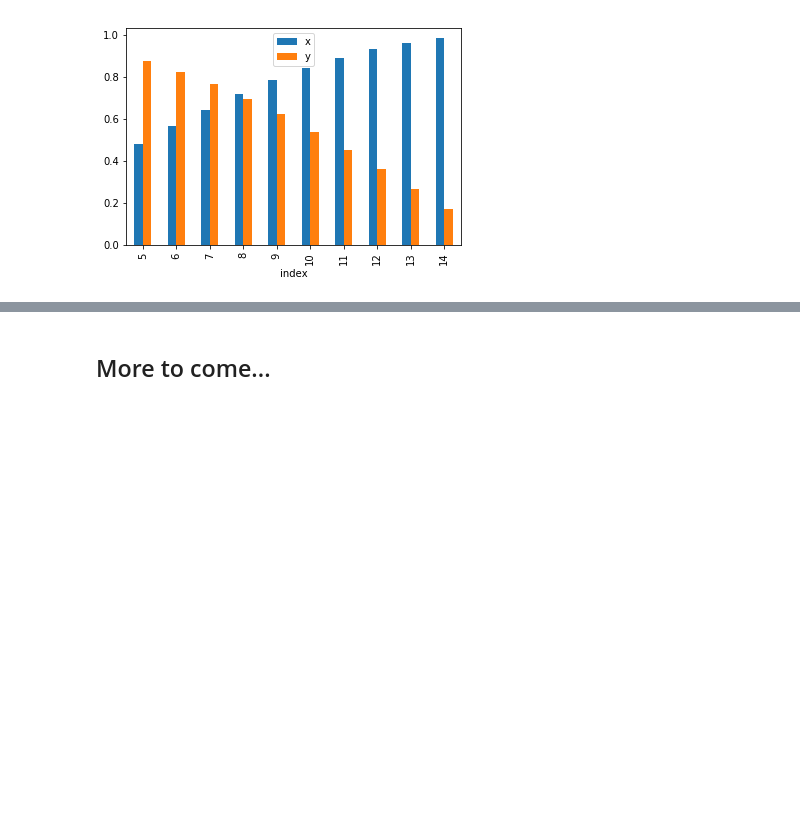
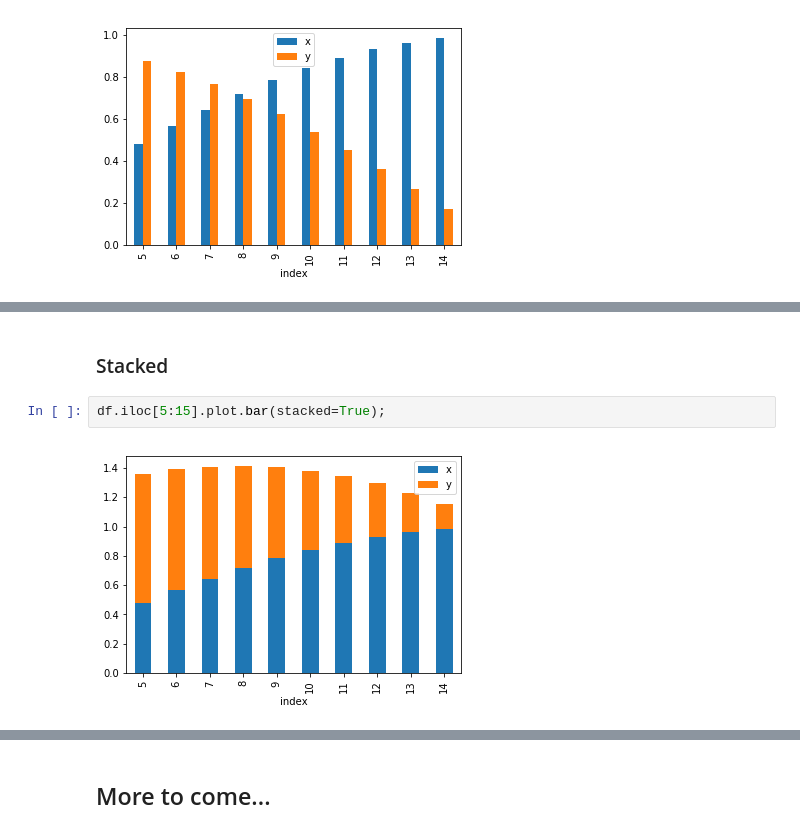
Before and after one commit to altair-viz/pdvega, a Jupyter notebook: notebooks/pdvega_example.ipynb, the cells around one changed output, grey strips where cells are left out. Saved outputs shown, nothing was run; the diff lists cells and outputs as text; blank space fills up the shorter version.

```diff
--- a/notebooks/pdvega_example.ipynb
+++ b/notebooks/pdvega_example.ipynb
@@ -53,0 +56,6 @@ df.iloc[5:15].vgplot.bar()
+# %% [markdown]
+### Stacked
+# %%
+df.iloc[5:15].plot.bar(stacked=True);
+# %% [output]
+[figure, added]
```
Also changed, not shown: parts of 9 cells of this notebook.
